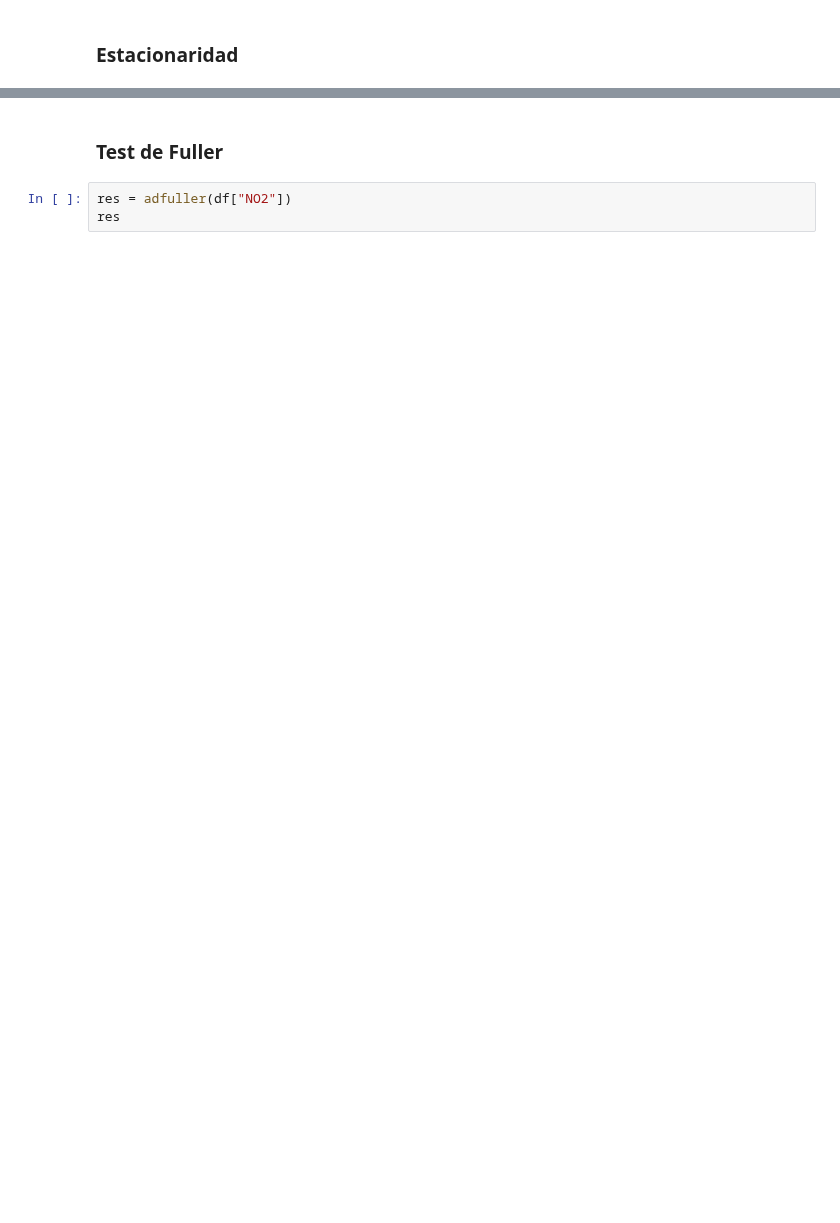
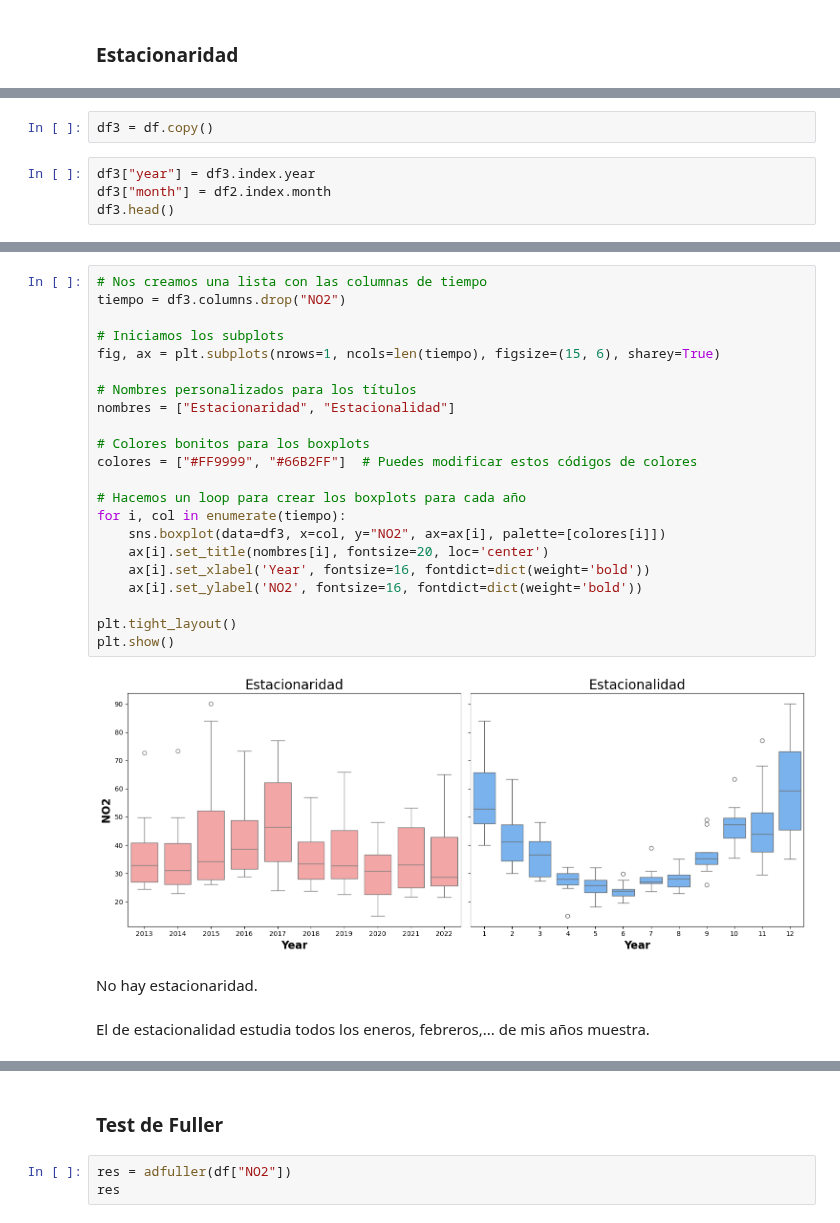
Before and after one commit to charlieciordia/AQ-MAD, a Jupyter notebook: notebook/df_17.ipynb, the cells around one changed output, grey strips where cells are left out. Drawn from its saved outputs; the diff is of its cells as text; blank space fills up the shorter version.

```diff
--- a/notebook/df_17.ipynb
+++ b/notebook/df_17.ipynb
@@ -58,0 +80,6 @@ plt.plot(df.rolling(window= 12).mean(), c = "r");
+# %%
+df3 = df.copy()
+# %%
+df3["year"] = df3.index.year
+df3["month"] = df2.index.month
+df3.head()
@@ -58,0 +109,28 @@ plt.plot(df.rolling(window= 12).mean(), c = "r");
+# %%
+# Nos creamos una lista con las columnas de tiempo
+tiempo = df3.columns.drop("NO2")
+
+# Iniciamos los subplots
+fig, ax = plt.subplots(nrows=1, ncols=len(tiempo), figsize=(15, 6), sharey=True)
+
+# Nombres personalizados para los títulos
+nombres = ["Estacionaridad", "Estacionalidad"]
+
+# Colores bonitos para los boxplots
+colores = ["#FF9999", "#66B2FF"]  # Puedes modificar estos códigos de colores
+
+# Hacemos un loop para crear los boxplots para cada año
+for i, col in enumerate(tiempo):
+    sns.boxplot(data=df3, x=col, y="NO2", ax=ax[i], palette=[colores[i]])
+    ax[i].set_title(nombres[i], fontsize=20, loc='center')
+    ax[i].set_xlabel('Year', fontsize=16, fontdict=dict(weight='bold'))
+    ax[i].set_ylabel('NO2', fontsize=16, fontdict=dict(weight='bold'))
+
+plt.tight_layout()
+plt.show()
+# %% [output]
+[figure, added]
+# %% [markdown]
+No hay estacionaridad.
+# %% [markdown]
+El de estacionalidad estudia todos los eneros, febreros,... de mis años muestra.
```
Also changed, not shown: parts of 41 cells of this notebook, 8 other files.
